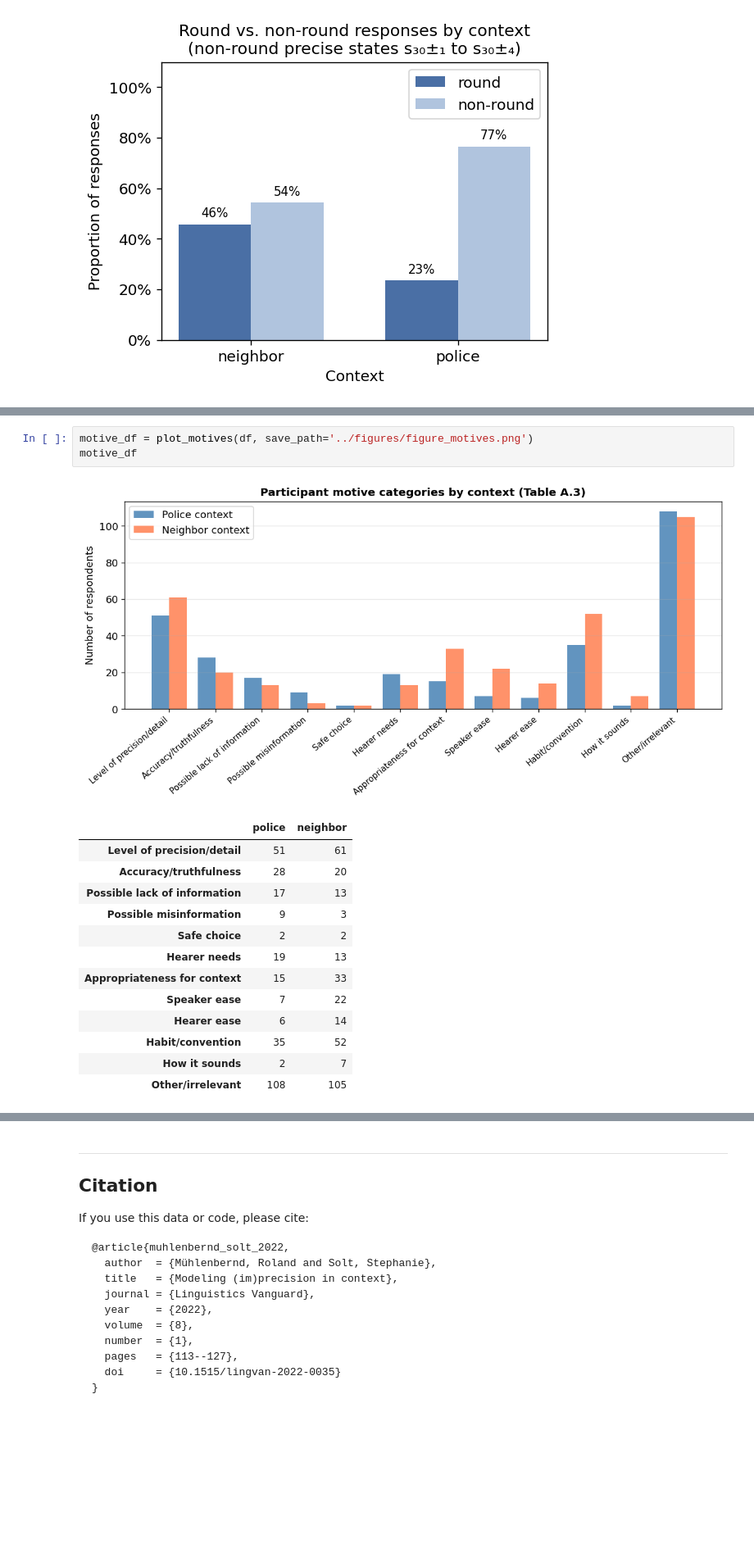
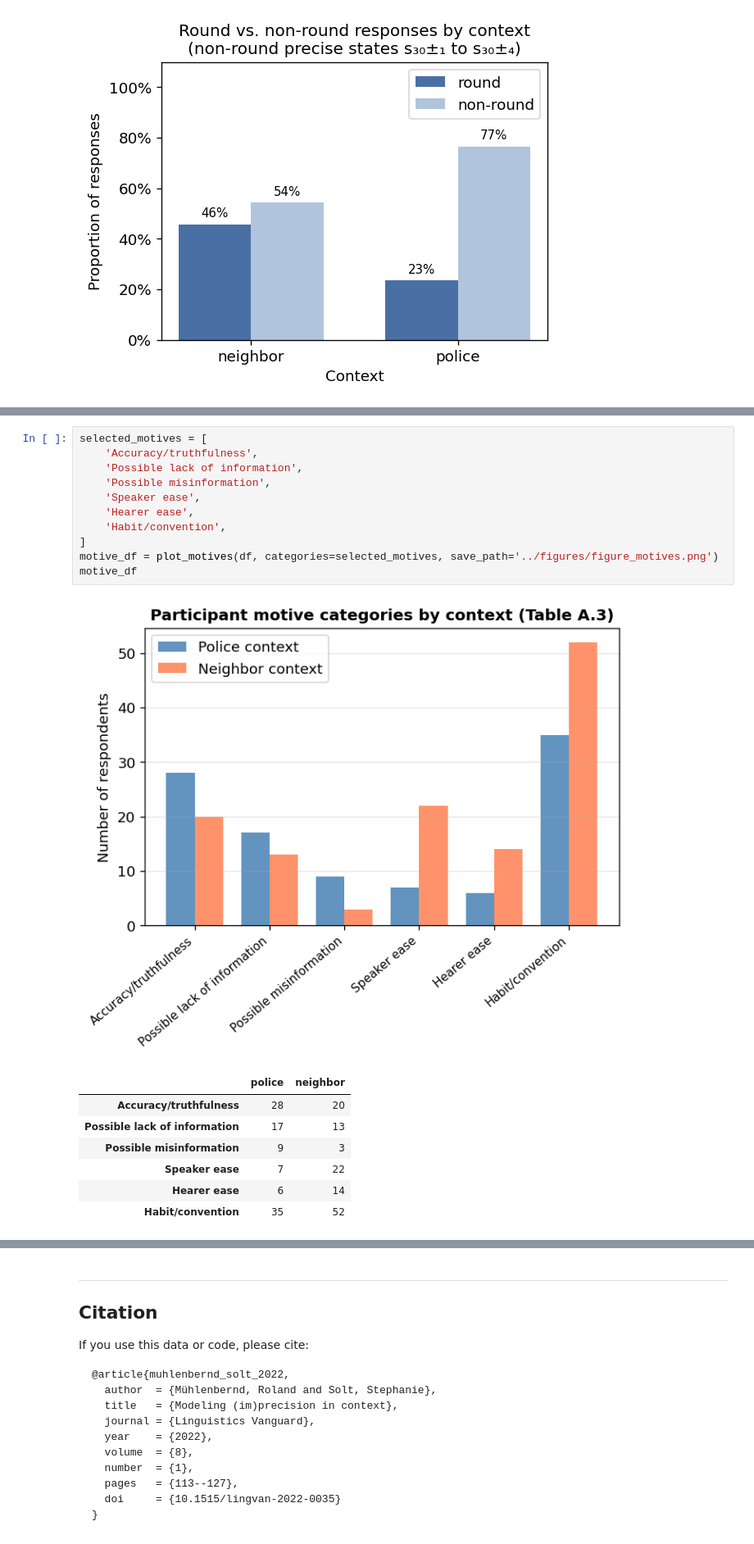
Before and after one commit to muehlenbernd/imprecision-in-context, a Jupyter notebook: notebooks/01_imprecision.ipynb, the cells around one changed output, grey strips where cells are left out. Shown at 82% size. Drawn from its saved outputs; the diff is of its cells as text; blank space fills up the shorter version.

```diff
--- a/notebooks/01_imprecision.ipynb
+++ b/notebooks/01_imprecision.ipynb
@@ -232,19 +247,21 @@ It also raises an interesting question for LLM evaluation: when prompted to just
-# %%
-motive_df = plot_motives(df, save_path='../figures/figure_motives.png')
-motive_df
-# %% [output]
-[figure, removed]
-|  | police | neighbor |
-| Level of precision/detail | 51 | 61 |
-| Accuracy/truthfulness | 28 | 20 |
-| Possible lack of information | 17 | 13 |
-| Possible misinformation | 9 | 3 |
-| Safe choice | 2 | 2 |
-| Hearer needs | 19 | 13 |
-| Appropriateness for context | 15 | 33 |
-| Speaker ease | 7 | 22 |
-| Hearer ease | 6 | 14 |
-| Habit/convention | 35 | 52 |
-| How it sounds | 2 | 7 |
-| Other/irrelevant | 108 | 105 |
+# %%
+selected_motives = [
+    'Accuracy/truthfulness',
+    'Possible lack of information',
+    'Possible misinformation',
+    'Speaker ease',
+    'Hearer ease',
+    'Habit/convention',
+]
+motive_df = plot_motives(df, categories=selected_motives, save_path='../figures/figure_motives.png')
+motive_df
+# %% [output]
+[figure, added]
+|  | police | neighbor |
+| Accuracy/truthfulness | 28 | 20 |
+| Possible lack of information | 17 | 13 |
+| Possible misinformation | 9 | 3 |
+| Speaker ease | 7 | 22 |
+| Hearer ease | 6 | 14 |
+| Habit/convention | 35 | 52 |
 # %% [markdown]
```
Also changed, not shown: parts of 18 cells of this notebook, 4 other files.
